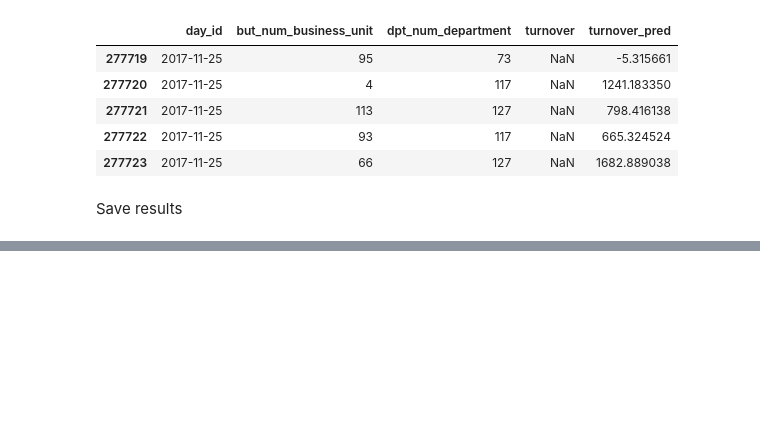
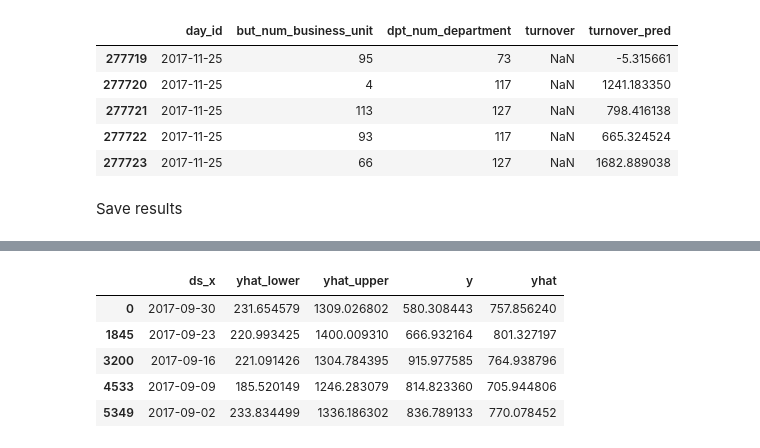
Before and after one commit to seifou23i/decathlon_challenge, a Jupyter notebook: getting_started/01_Modeling.ipynb, the cells around one changed output, grey strips where cells are left out. Cells and saved outputs as stored; diff of their text form; code cells hidden in the pictures; blank space fills up the shorter version.

Commit message:
add FBProphet model, for univariate time series forecasting

```diff
--- a/getting_started/01_Modeling.ipynb
+++ b/getting_started/01_Modeling.ipynb
@@ -254,0 +326,2 @@ results.to_csv(os.path.join(RESULTS_PATH, "predictions.csv"))
+# %%
+m = train_prophet_model(prophet_train, holidays_df)
@@ -254,0 +336,9 @@ results.to_csv(os.path.join(RESULTS_PATH, "predictions.csv"))
+# %%
+def make_forecasts(m, periods=10, freq="W", plot_forecasts=True, plot_components=True):
+    future = m.make_future_dataframe(periods=periods, freq=freq)
+    forecast = m.predict(future)
+    if plot_forecasts: plot_plotly(m, forecast).show()
+    if plot_components: plot_components_plotly(m, forecast).show()
+    return forecast
+# %%
+forecast = make_forecasts(m, plot_forecasts=True, plot_components=True)
@@ -254,0 +348,20 @@ results.to_csv(os.path.join(RESULTS_PATH, "predictions.csv"))
+# %%
+def get_yhat(data_eval, forecast):
+    """getting predictions from prophet forecasts"""
+
+    results = pd.merge(data_eval, forecast, how='inner',
+                       left_on=[data_eval.ds.dt.year, data_eval.ds.dt.isocalendar().week],
+                       right_on=[forecast.ds.dt.year, forecast.ds.dt.isocalendar().week])
+    results.index = data_eval.index
+
+    return results
+# %%
+results = get_yhat(prophet_eval, forecast)
+results[["ds_x", "yhat_lower", "yhat_upper", "y", "yhat"]]
+# %% [output]
+|  | ds_x | yhat_lower | yhat_upper | y | yhat |
+| 0 | 2017-09-30 | 231.654579 | 1309.026802 | 580.308443 | 757.856240 |
+| 1845 | 2017-09-23 | 220.993425 | 1400.009310 | 666.932164 | 801.327197 |
+| 3200 | 2017-09-16 | 221.091426 | 1304.784395 | 915.977585 | 764.938796 |
+| 4533 | 2017-09-09 | 185.520149 | 1246.283079 | 814.823360 | 705.944806 |
+| 5349 | 2017-09-02 | 233.834499 | 1336.186302 | 836.789133 | 770.078452 |
```
Also changed, not shown: parts of 37 cells of this notebook, 7 other files.
